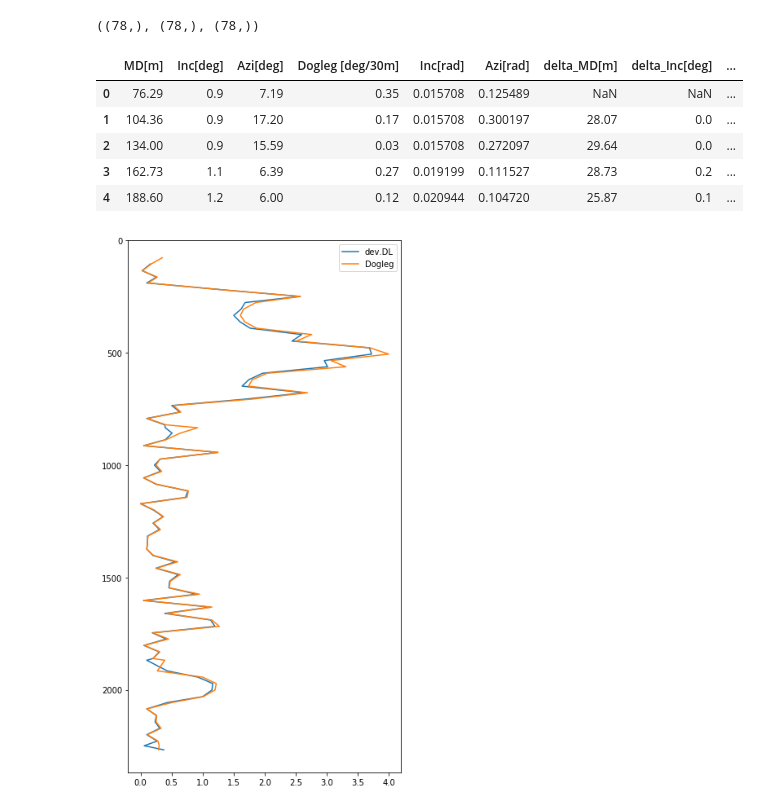
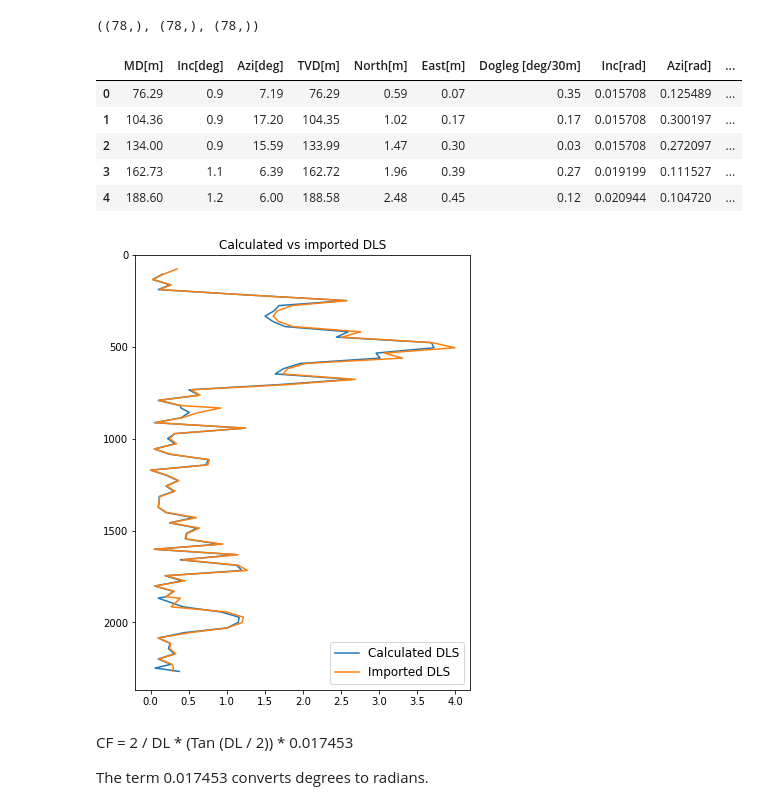
Before and after one commit to Zabamund/wellpathpy, a Jupyter notebook: Wellpathpy_proto.ipynb, the cells around one changed output. Drawn from its saved outputs; the diff is of its cells as text; code cells hidden in the pictures.

Commit message:
adds mEast mNorth and TVD

```diff
--- a/Wellpathpy_proto.ipynb
+++ b/Wellpathpy_proto.ipynb
@@ -199,6 +207,9 @@ dev_diff.rename(index=str, columns={'MD[m]': 'delta_MD[m]',
                                     'Inc[rad]': 'delta_Inc[rad]',
                                     'Azi[rad]': 'delta_Azi[rad]',
                                     'Dogleg [deg/30m]': 'delta_Dogleg [deg/30m]',
+                                    'TVD[m]':'delta_TVD[m]',
+                                    'North[m]': 'delta_North[m]',
+                                    'East[m]': 'delta_East[m]',
                                    },
                 inplace=True,
                )
@@ -239,21 +250,26 @@ dl_temp = np.degrees(np.arccos(cos_incl - sin_incl_product * (cos_azi_diff)))
 dev['DL'] = np.insert(dl_temp, 0, np.nan)
 dev.head()
 # %% [output]
-|  | MD[m] | Inc[deg] | Azi[deg] | Dogleg [deg/30m] | Inc[rad] | Azi[rad] | delta_MD[m] | delta_Inc[deg] | ... |
-| 0 | 76.29 | 0.9 | 7.19 | 0.35 | 0.015708 | 0.125489 | NaN | NaN | ... |
-| 1 | 104.36 | 0.9 | 17.20 | 0.17 | 0.015708 | 0.300197 | 28.07 | 0.0 | ... |
-| 2 | 134.00 | 0.9 | 15.59 | 0.03 | 0.015708 | 0.272097 | 29.64 | 0.0 | ... |
-| 3 | 162.73 | 1.1 | 6.39 | 0.27 | 0.019199 | 0.111527 | 28.73 | 0.2 | ... |
-| 4 | 188.60 | 1.2 | 6.00 | 0.12 | 0.020944 | 0.104720 | 25.87 | 0.1 | ... |
+|  | MD[m] | Inc[deg] | Azi[deg] | TVD[m] | North[m] | East[m] | Dogleg [deg/30m] | Inc[rad] | Azi[rad] | ... |
+| 0 | 76.29 | 0.9 | 7.19 | 76.29 | 0.59 | 0.07 | 0.35 | 0.015708 | 0.125489 | ... |
+| 1 | 104.36 | 0.9 | 17.20 | 104.35 | 1.02 | 0.17 | 0.17 | 0.015708 | 0.300197 | ... |
+| 2 | 134.00 | 0.9 | 15.59 | 133.99 | 1.47 | 0.30 | 0.03 | 0.015708 | 0.272097 | ... |
+| 3 | 162.73 | 1.1 | 6.39 | 162.72 | 1.96 | 0.39 | 0.27 | 0.019199 | 0.111527 | ... |
+| 4 | 188.60 | 1.2 | 6.00 | 188.58 | 2.48 | 0.45 | 0.12 | 0.020944 | 0.104720 | ... |
 # %%
-fig, ax = plt.subplots(figsize=(6,12), nrows=1, ncols=1)
+fig, ax = plt.subplots(figsize=(6,8), nrows=1, ncols=1)
 
 ax.plot(dev.DL, dev['MD[m]'])
 ax.plot(dev['Dogleg [deg/30m]'], dev['MD[m]'])
 ax.set_ylim(dev['MD[m]'].values.max() + 100, 0)
-labels = ['dev.DL', 'Dogleg']
+ax.set_title('Calculated vs imported DLS')
+labels = ['Calculated DLS', 'Imported DLS']
 plt.legend(labels)
 
 plt.show()
 # %% [output]
-[figure, old version]
+[figure, new version]
+# %% [markdown]
+CF = 2 / DL * (Tan (DL / 2)) * 0.017453
+
+The term 0.017453 converts degrees to radians.
```
Also changed, not shown: parts of 26 cells of this notebook, 1 other file.
